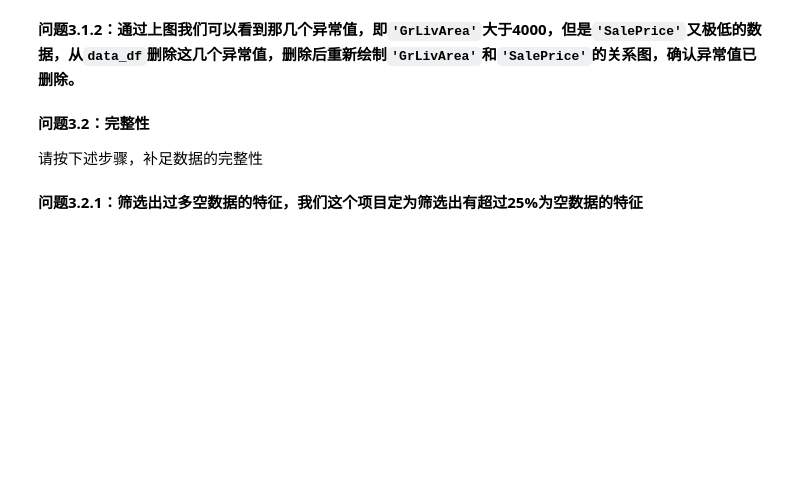
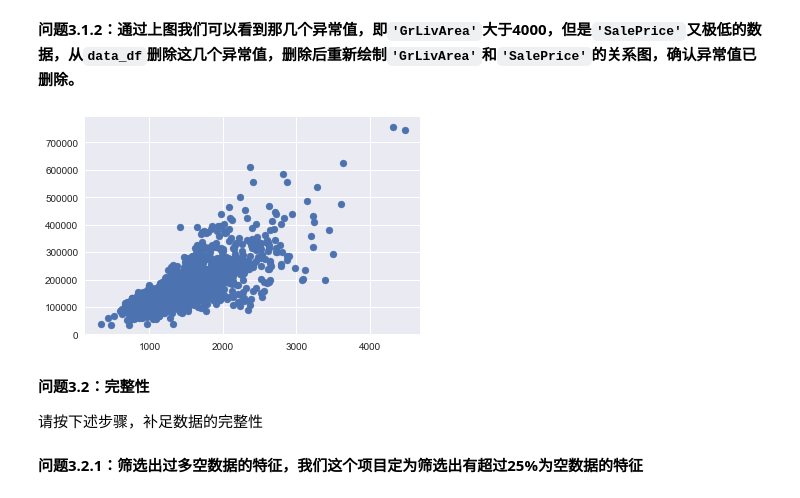
Before and after one commit to xcoder42/MLND_CN_P1_Predicting_Housing_Price, a Jupyter notebook: boston_housing.ipynb, the cells around one changed output. Saved outputs shown, nothing was run; the diff lists cells and outputs as text; code cells hidden in the pictures; blank space fills up the shorter version.

```diff
--- a/boston_housing.ipynb
+++ b/boston_housing.ipynb
@@ -89,9 +120,13 @@ print("Boston housing dataset has {} data points with {} variables each.".format
 # %%
 # 3.1.2
 # TODO:从data_df中删除 GrLivArea大于4000 且 SalePrice低于300000 的值
-
+data_df.drop(index=data_df.query('GrLivArea > 4000 and SalePrice < 300000').index, inplace=True)
 
 # TODO:重新绘制GrLivArea和SalePrice的关系图，确认异常值已删除
+
+plt.scatter(x=data_df['GrLivArea'],y=data_df['SalePrice']);
+# %% [output]
+[figure, added]
 # %% [markdown]
 **问题3.2：完整性**
 
```
Also changed, not shown: parts of 40 cells of this notebook.
